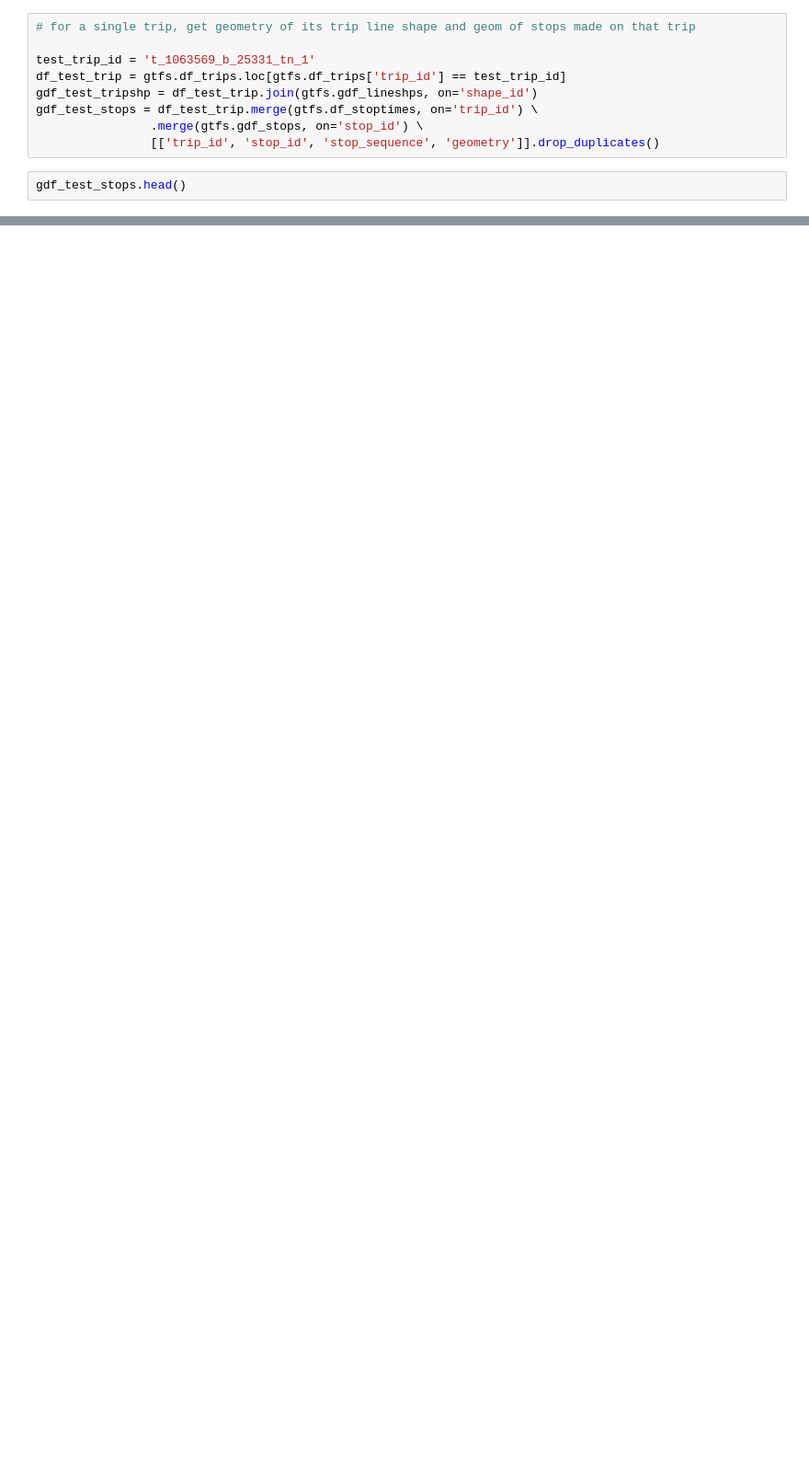
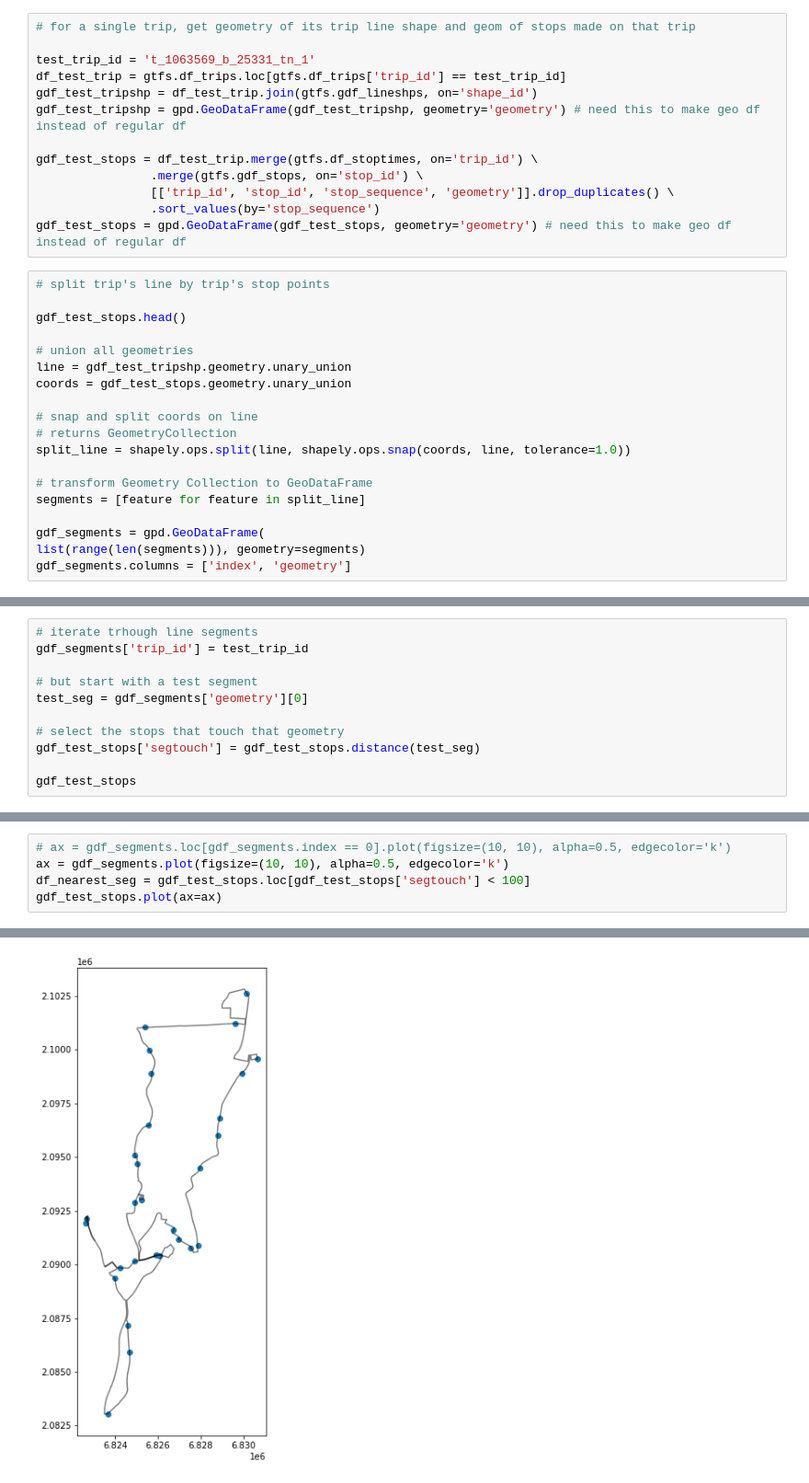
Before and after one commit to SACOG/GTFS-tools, a Jupyter notebook: gtfs-link-speeds/testing-linkspeed-fxns.ipynb, the cells around one changed output, grey strips where cells are left out. Shown at 92% size. Cells and saved outputs as stored; diff of their text form; blank space fills up the shorter version.

Commit message:
working on splitting process

```diff
--- a/gtfs-link-speeds/testing-linkspeed-fxns.ipynb
+++ b/gtfs-link-speeds/testing-linkspeed-fxns.ipynb
@@ -17,8 +19,29 @@ gtfs = GTFSData(gtfs_dir=data_dir, data_year=2020)
 test_trip_id = 't_1063569_b_25331_tn_1'
 df_test_trip = gtfs.df_trips.loc[gtfs.df_trips['trip_id'] == test_trip_id]
 gdf_test_tripshp = df_test_trip.join(gtfs.gdf_lineshps, on='shape_id')
+gdf_test_tripshp = gpd.GeoDataFrame(gdf_test_tripshp, geometry='geometry') # need this to make geo df instead of regular df
+
 gdf_test_stops = df_test_trip.merge(gtfs.df_stoptimes, on='trip_id') \
                 .merge(gtfs.gdf_stops, on='stop_id') \
-                [['trip_id', 'stop_id', 'stop_sequence', 'geometry']].drop_duplicates()
+                [['trip_id', 'stop_id', 'stop_sequence', 'geometry']].drop_duplicates() \
+                .sort_values(by='stop_sequence')
+gdf_test_stops = gpd.GeoDataFrame(gdf_test_stops, geometry='geometry') # need this to make geo df instead of regular df
 # %%
+# split trip's line by trip's stop points
+
 gdf_test_stops.head()
+
+# union all geometries
+line = gdf_test_tripshp.geometry.unary_union
+coords = gdf_test_stops.geometry.unary_union
+
+# snap and split coords on line
+# returns GeometryCollection
+split_line = shapely.ops.split(line, shapely.ops.snap(coords, line, tolerance=1.0))
+
+# transform Geometry Collection to GeoDataFrame
+segments = [feature for feature in split_line]
+
+gdf_segments = gpd.GeoDataFrame(
+list(range(len(segments))), geometry=segments)
+gdf_segments.columns = ['index', 'geometry']
@@ -31,0 +48,11 @@ gdf_test_stops.head()
+# %%
+# iterate trhough line segments
+gdf_segments['trip_id'] = test_trip_id
+
+# but start with a test segment
+test_seg = gdf_segments['geometry'][0]
+
+# select the stops that touch that geometry
+gdf_test_stops['segtouch'] = gdf_test_stops.distance(test_seg)
+
+gdf_test_stops
@@ -31,0 +77,6 @@ gdf_test_stops.head()
+# %%
+# ax = gdf_segments.loc[gdf_segments.index == 0].plot(figsize=(10, 10), alpha=0.5, edgecolor='k')
+ax = gdf_segments.plot(figsize=(10, 10), alpha=0.5, edgecolor='k')
+df_nearest_seg = gdf_test_stops.loc[gdf_test_stops['segtouch'] < 100]
+gdf_test_stops.plot(ax=ax)
+# %% [output]
@@ -31,0 +84 @@ gdf_test_stops.head()
+[figure, added]
```
Also changed, not shown: parts of 4 cells of this notebook, 1 other file.
